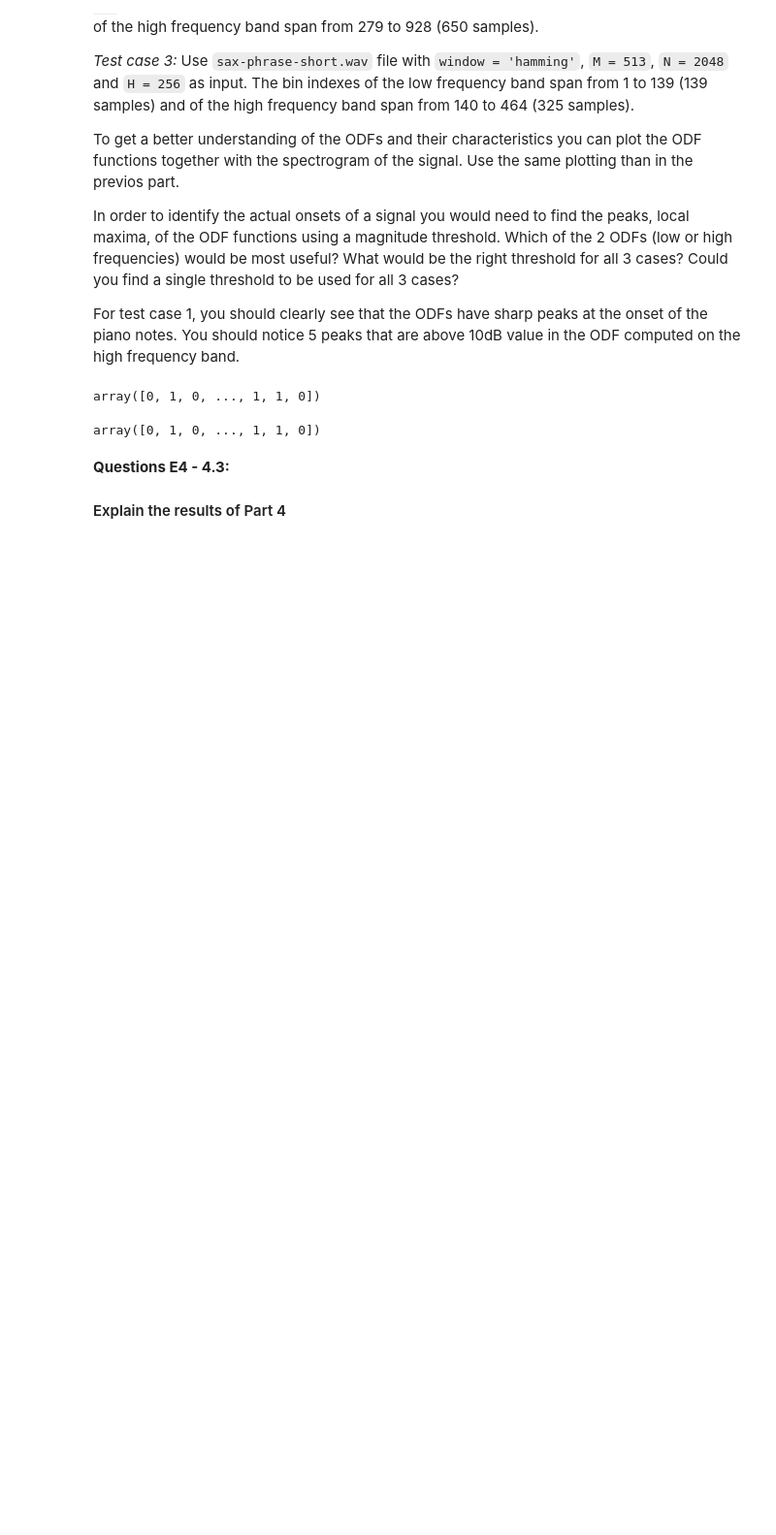
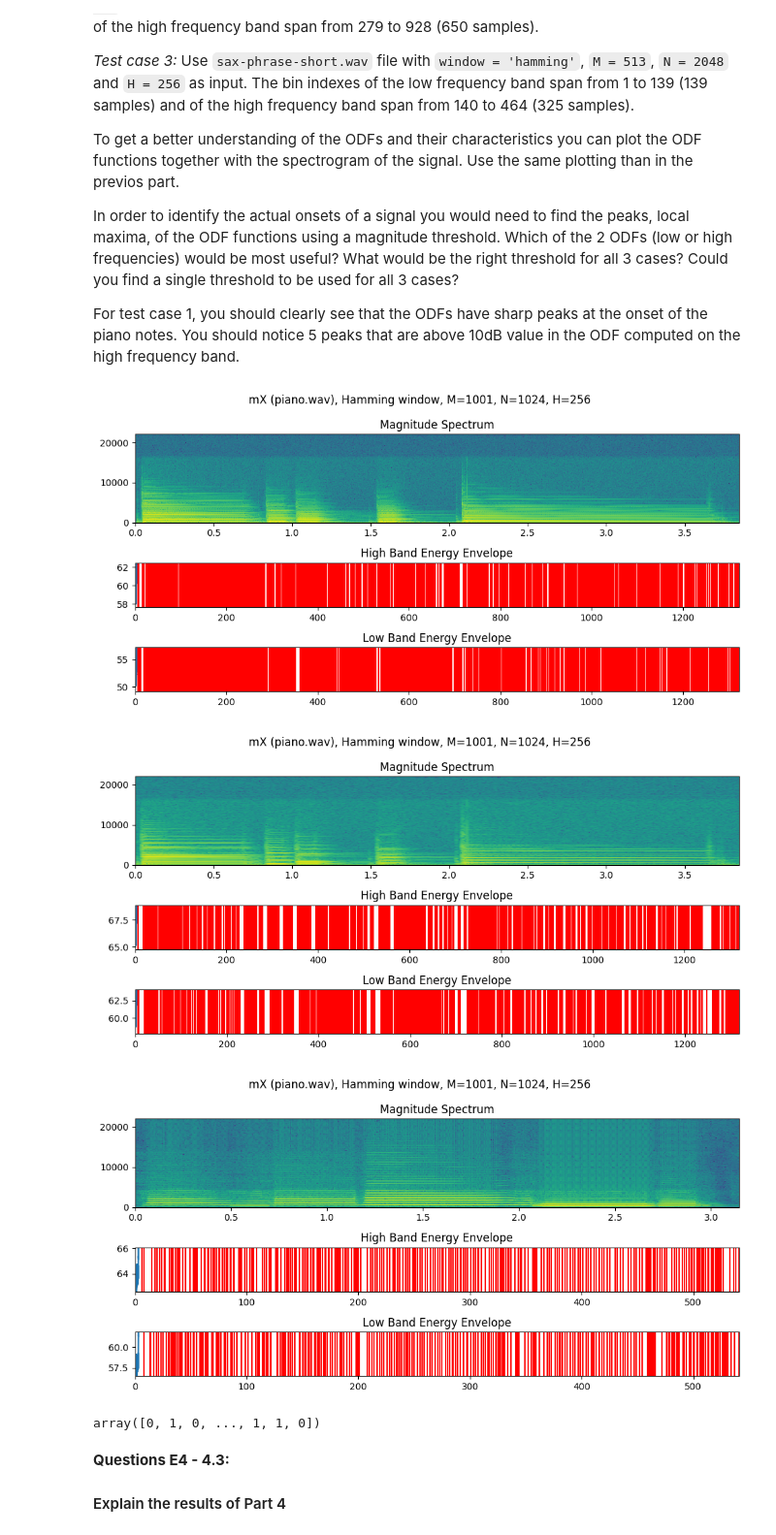
Before and after one commit to inesbroto/sms-tools-materials, a Jupyter notebook: exercises/E4-STFT.ipynb, the cells around one changed output. Shown at 97% size. Saved outputs shown, nothing was run; the diff lists cells and outputs as text; code cells hidden in the pictures; blank space fills up the shorter version.

```diff
--- a/exercises/E4-STFT.ipynb
+++ b/exercises/E4-STFT.ipynb
@@ -546,7 +595,7 @@ def compute_odf(input_file, window, M, N, H):
     hb_o = (np.diff(hb_env)>0)*1
     hb_o =  np.insert(hb_o, 0, 0)
 
-    return mX, np.array([lb_o,hb_o]).T
+    return mX, np.array([lb_env,hb_env]).T,np.array([lb_o,hb_o]).T
 # %% [markdown]
 Test cases for the function `compute_odf()`:
 
@@ -570,16 +619,38 @@ For test case 1, you should clearly see that the ODFs have sharp peaks at the on
 # %%
 # E4 - 4.2: Call the function compute_odf() for the 3 test cases and plot the ODF functions together with the
 # spectrogram of the signal.
 
 ### Your code here
 window='blackman'
 M=513
 N=1024
 H=128
-mX,onsets = compute_odf('../sounds/piano.wav',window=window, M=M, N=N,H=H)
-onsets[:,0]
+_,fs = readAudio('../sounds/piano.wav')
+mX,bands,onsets = compute_odf('../sounds/piano.wav',window=window, M=M, N=N,H=H)
+plot_onsets(mX,bands, onsets, fs, N)
+
+### Your code here
+window='blackman'
+M=2047
+N=4096
+H=128
+_,fs = readAudio('../sounds/piano.wav')
+mX,bands,onsets = compute_odf('../sounds/piano.wav',window=window, M=M, N=N,H=H)
+plot_onsets(mX,bands, onsets, fs, N)
+
+
+### Your code here
+window='hamming'
+M=513
+N=2048
+H=256
+_,fs = readAudio('../sounds/sax-phrase-short.wav')
+mX,bands,onsets = compute_odf('../sounds/sax-phrase-short.wav',window=window, M=M, N=N,H=H)
+plot_onsets(mX,bands, onsets, fs, N)
 # %% [output]
-array([0, 1, 0, ..., 1, 1, 0])
+[figure, added]
+[figure, added]
+[figure, added]
 # %%
 onsets[:,1]
 # %% [output]
```
Also changed, not shown: parts of 5 cells of this notebook.
